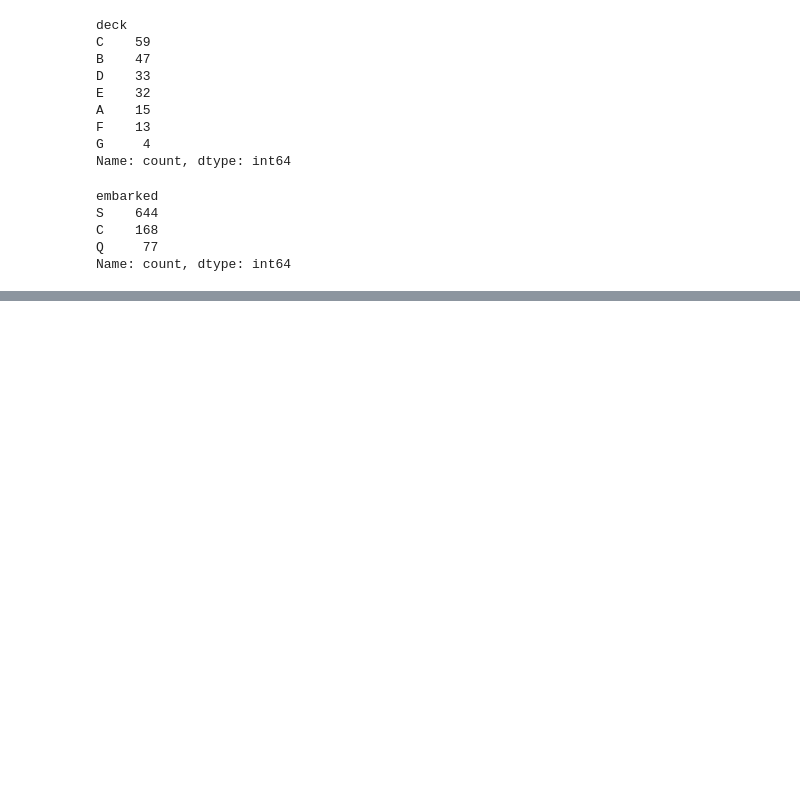
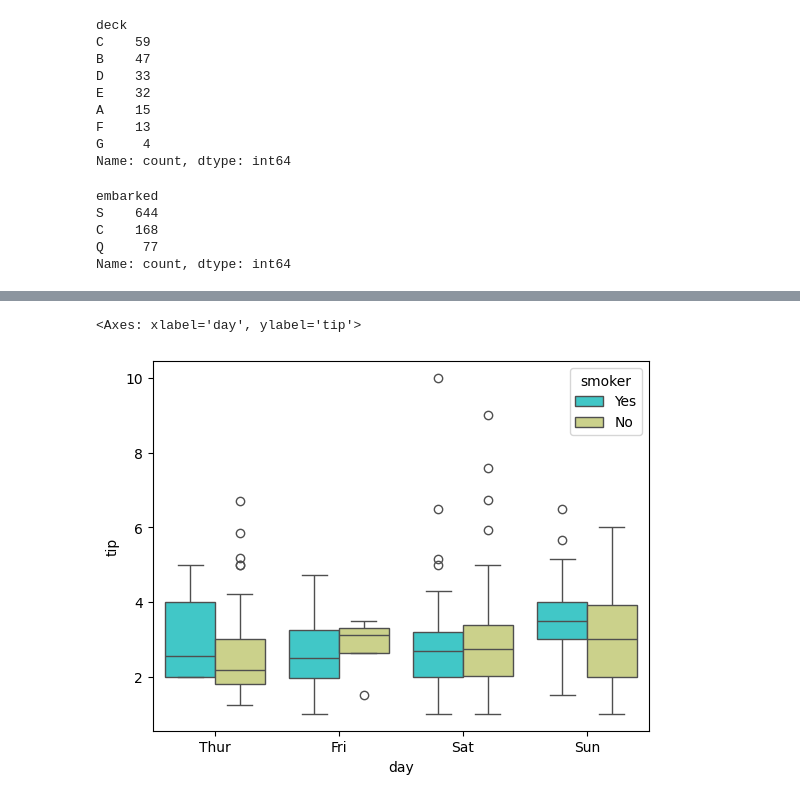
Before and after one commit to Murtiza007/DS10, a Jupyter notebook: seaborn.ipynb, the cells around one changed output, grey strips where cells are left out. Saved outputs shown, nothing was run; the diff lists cells and outputs as text; code cells hidden in the pictures; blank space fills up the shorter version.

```diff
--- a/seaborn.ipynb
+++ b/seaborn.ipynb
@@ -53,0 +89,3 @@ Name: count, dtype: int64
+# %%
+df2=sns.load_dataset('tips')
+df2.head()
@@ -53,0 +99,5 @@ Name: count, dtype: int64
+# %%
+sns.boxplot(x='day',y='tip',data=df2,hue='smoker',palette='rainbow')
+# %% [output]
+<Axes: xlabel='day', ylabel='tip'>
+[figure, added]
```
Also changed, not shown: parts of 6 cells of this notebook.
